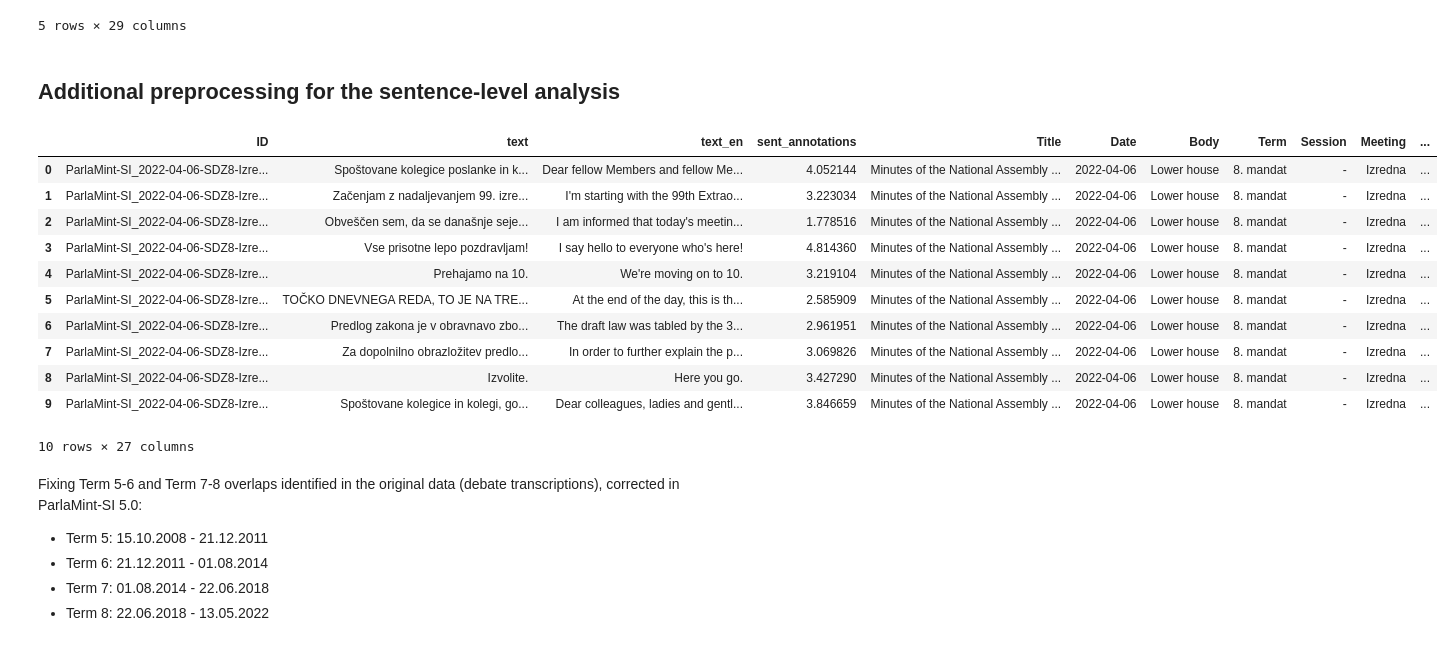
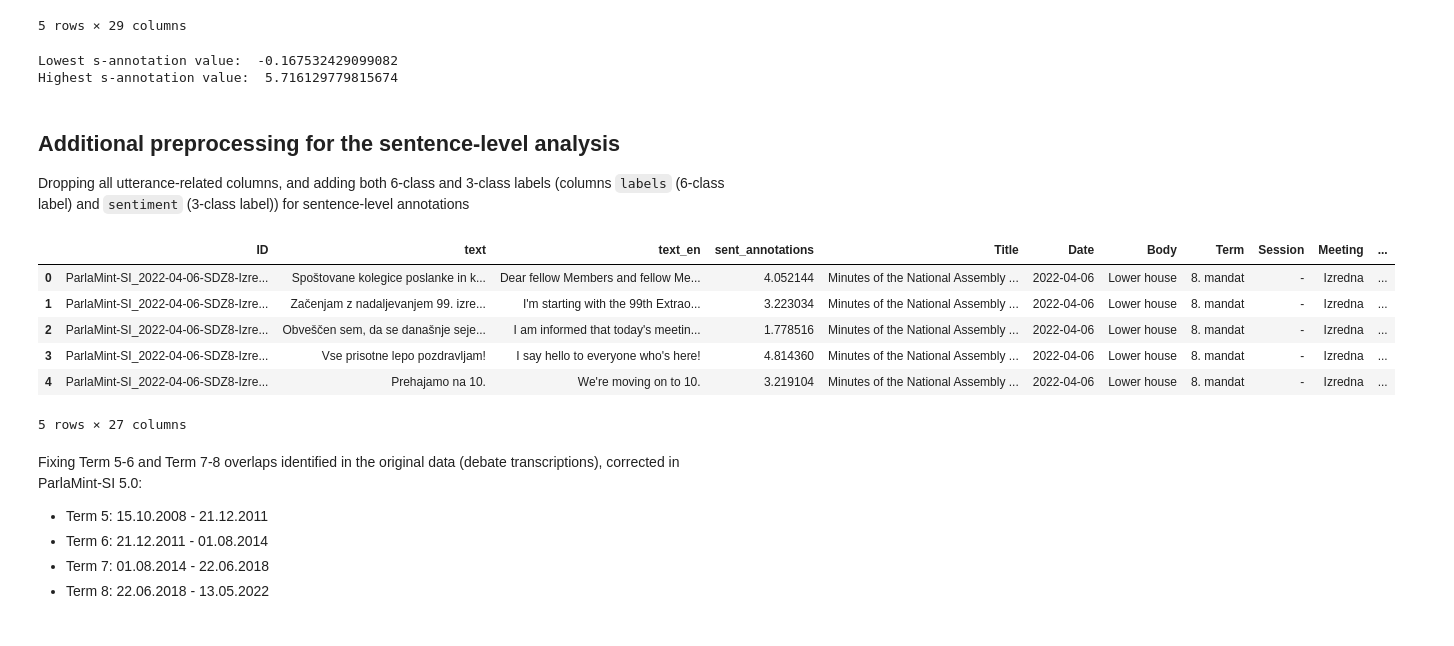
Before and after one commit to katjameden/ParlaMint_Sentiment, a Jupyter notebook: Aggregation/Notebooks/Sentiment_Analysis/Analysis_sentences.ipynb, the cells around one changed output. Cells and saved outputs as stored; diff of their text form; code cells hidden in the pictures.

````diff
--- a/Aggregation/Notebooks/Sentiment_Analysis/Analysis_sentences.ipynb
+++ b/Aggregation/Notebooks/Sentiment_Analysis/Analysis_sentences.ipynb
@@ -17,8 +17,18 @@ df.head()
 | 3 | ParlaMint-SI_2022-04-06-SDZ8-Izre... | ParlaMint-SI_2022-04-06-SDZ8-Izre... | Vse prisotne lepo pozdravljam! | I say hello to everyone who's here! | 4.814360 | 2.42 | Neutral Negative | Neutral | Minutes of the National Assembly ... | ... |
 | 4 | ParlaMint-SI_2022-04-06-SDZ8-Izre... | ParlaMint-SI_2022-04-06-SDZ8-Izre... | Prehajamo na 10. | We're moving on to 10. | 3.219104 | 2.42 | Neutral Negative | Neutral | Minutes of the National Assembly ... | ... |
 5 rows × 29 columns
-# %% [markdown]
-## Additional preprocessing for the sentence-level analysis
+# %%
+check_min = df['sent_annotations'].min()
+check_max = df['sent_annotations'].max()
+print("Lowest s-annotation value: ", check_min)
+print("Highest s-annotation value: ", check_max)
+# %% [output]
+Lowest s-annotation value:  -0.167532429099082
+Highest s-annotation value:  5.716129779815674
+# %% [markdown]
+## Additional preprocessing for the sentence-level analysis
+
+Dropping all utterance-related columns, and adding both 6-class and 3-class labels (columns ```labels``` (6-class label) and ```sentiment``` (3-class label)) for sentence-level annotations
 # %%
 #Drop all utterance-related fields and add 6-class labels for sentence-level annotations
 label_mapping = {
@@ -38,30 +48,25 @@ df['labels'] = df['annotations_clip'].map(label_mapping)
 # %%
 #Adding 3-class labels for sentence-level annotations
 mapping = {
     0: 'Negative',
     1: 'Neutral',
     2: 'Positive',
 }
 
 sentiment = np.floor_divide(df['annotations_clip'], 2)
 df['sentiment_no'] = sentiment
 df['sentiment'] = df['sentiment_no'].map(mapping)
 df = df.drop(columns=['annotations_clip', 'sentiment_no'])
 
-df.head(10)
+df.head()
 # %% [output]
 |  | ID | text | text_en | sent_annotations | Title | Date | Body | Term | Session | Meeting | ... |
 | 0 | ParlaMint-SI_2022-04-06-SDZ8-Izre... | Spoštovane kolegice poslanke in k... | Dear fellow Members and fellow Me... | 4.052144 | Minutes of the National Assembly ... | 2022-04-06 | Lower house | 8. mandat | - | Izredna | ... |
 | 1 | ParlaMint-SI_2022-04-06-SDZ8-Izre... | Začenjam z nadaljevanjem 99. izre... | I'm starting with the 99th Extrao... | 3.223034 | Minutes of the National Assembly ... | 2022-04-06 | Lower house | 8. mandat | - | Izredna | ... |
 | 2 | ParlaMint-SI_2022-04-06-SDZ8-Izre... | Obveščen sem, da se današnje seje... | I am informed that today's meetin... | 1.778516 | Minutes of the National Assembly ... | 2022-04-06 | Lower house | 8. mandat | - | Izredna | ... |
 | 3 | ParlaMint-SI_2022-04-06-SDZ8-Izre... | Vse prisotne lepo pozdravljam! | I say hello to everyone who's here! | 4.814360 | Minutes of the National Assembly ... | 2022-04-06 | Lower house | 8. mandat | - | Izredna | ... |
 | 4 | ParlaMint-SI_2022-04-06-SDZ8-Izre... | Prehajamo na 10. | We're moving on to 10. | 3.219104 | Minutes of the National Assembly ... | 2022-04-06 | Lower house | 8. mandat | - | Izredna | ... |
-| 5 | ParlaMint-SI_2022-04-06-SDZ8-Izre... | TOČKO DNEVNEGA REDA, TO JE NA TRE... | At the end of the day, this is th... | 2.585909 | Minutes of the National Assembly ... | 2022-04-06 | Lower house | 8. mandat | - | Izredna | ... |
-| 6 | ParlaMint-SI_2022-04-06-SDZ8-Izre... | Predlog zakona je v obravnavo zbo... | The draft law was tabled by the 3... | 2.961951 | Minutes of the National Assembly ... | 2022-04-06 | Lower house | 8. mandat | - | Izredna | ... |
-| 7 | ParlaMint-SI_2022-04-06-SDZ8-Izre... | Za dopolnilno obrazložitev predlo... | In order to further explain the p... | 3.069826 | Minutes of the National Assembly ... | 2022-04-06 | Lower house | 8. mandat | - | Izredna | ... |
-| 8 | ParlaMint-SI_2022-04-06-SDZ8-Izre... | Izvolite. | Here you go. | 3.427290 | Minutes of the National Assembly ... | 2022-04-06 | Lower house | 8. mandat | - | Izredna | ... |
-| 9 | ParlaMint-SI_2022-04-06-SDZ8-Izre... | Spoštovane kolegice in kolegi, go... | Dear colleagues, ladies and gentl... | 3.846659 | Minutes of the National Assembly ... | 2022-04-06 | Lower house | 8. mandat | - | Izredna | ... |
-10 rows × 27 columns
+5 rows × 27 columns
 # %% [markdown]
 Fixing Term 5-6 and Term 7-8 overlaps identified in the original data (debate transcriptions), corrected in ParlaMint-SI 5.0:
 
````
Also changed, not shown: parts of 19 cells of this notebook, 1 other file.
